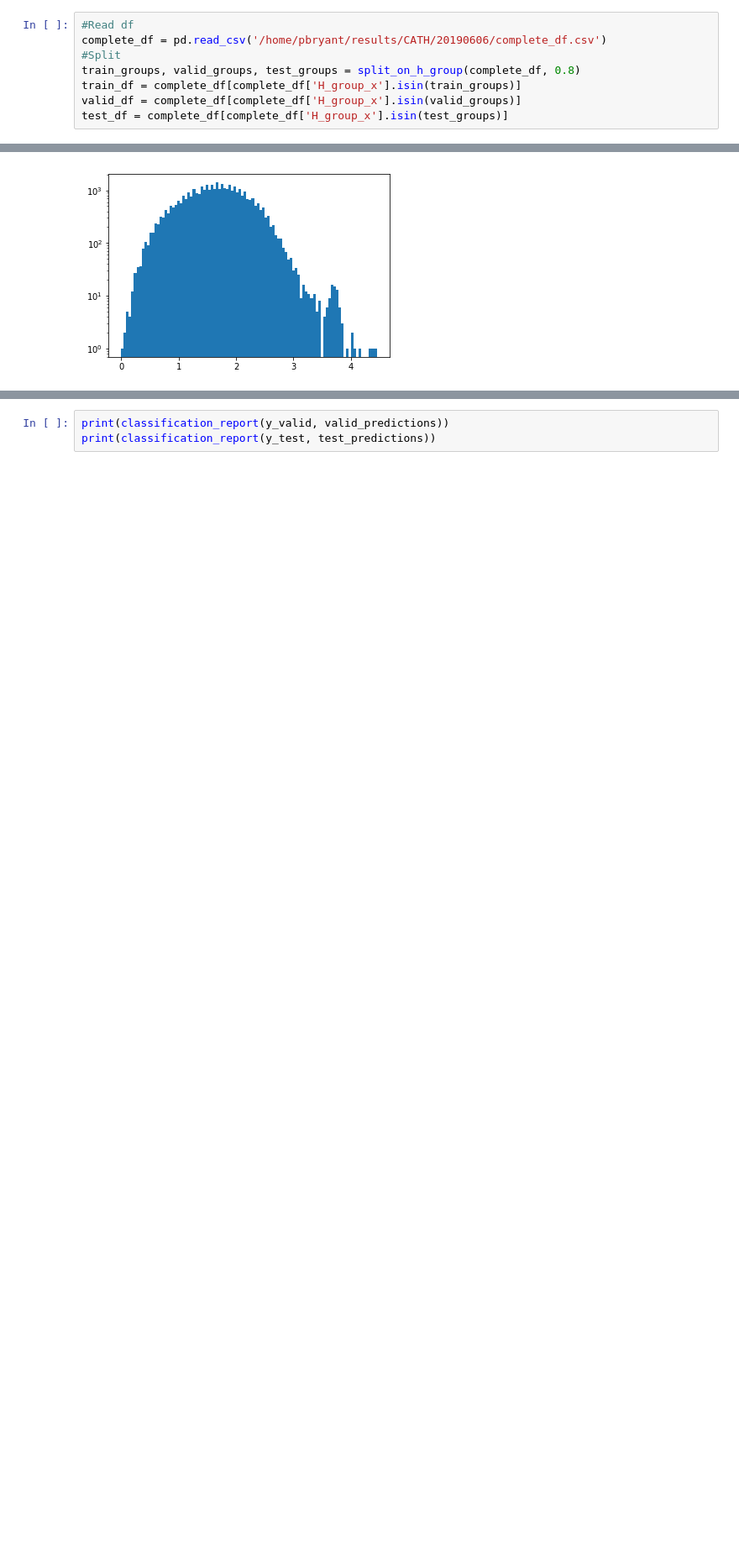
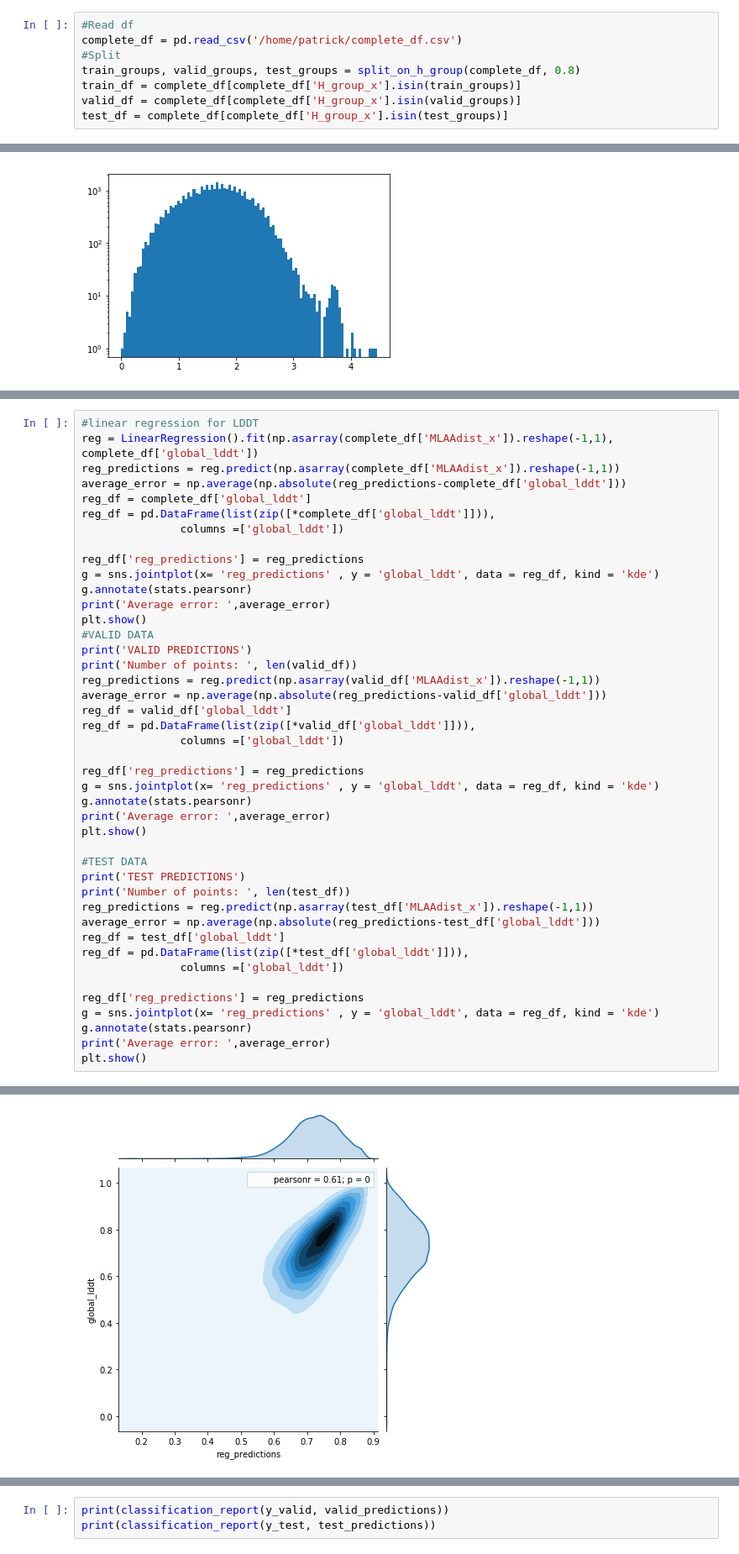
Before and after one commit to patrickbryant1/basic_scilife_scripts, a Jupyter notebook: models/baseline.ipynb, the cells around one changed output, grey strips where cells are left out. Shown at 84% size. Cells and saved outputs as stored; diff of their text form; blank space fills up the shorter version.

```diff
--- a/models/baseline.ipynb
+++ b/models/baseline.ipynb
@@ -168,7 +164,7 @@ print(bins[22:],sum(hist[0][22:]))
  4.  4.1 4.2 4.3 4.4] 5808
 # %%
 #Read df
-complete_df = pd.read_csv('/home/pbryant/results/CATH/20190606/complete_df.csv')
+complete_df = pd.read_csv('/home/patrick/complete_df.csv')
 #Split
 train_groups, valid_groups, test_groups = split_on_h_group(complete_df, 0.8)
 train_df = complete_df[complete_df['H_group_x'].isin(train_groups)]
@@ -286,0 +275,44 @@ print(average_error)
+# %%
+#linear regression for LDDT
+reg = LinearRegression().fit(np.asarray(complete_df['MLAAdist_x']).reshape(-1,1), complete_df['global_lddt'])
+reg_predictions = reg.predict(np.asarray(complete_df['MLAAdist_x']).reshape(-1,1))
+average_error = np.average(np.absolute(reg_predictions-complete_df['global_lddt']))
+reg_df = complete_df['global_lddt']
+reg_df = pd.DataFrame(list(zip([*complete_df['global_lddt']])),
+               columns =['global_lddt'])
+
+reg_df['reg_predictions'] = reg_predictions
+g = sns.jointplot(x= 'reg_predictions' , y = 'global_lddt', data = reg_df, kind = 'kde')
+g.annotate(stats.pearsonr)
+print('Average error: ',average_error)
+plt.show()
+#VALID DATA
+print('VALID PREDICTIONS')
+print('Number of points: ', len(valid_df))
+reg_predictions = reg.predict(np.asarray(valid_df['MLAAdist_x']).reshape(-1,1))
+average_error = np.average(np.absolute(reg_predictions-valid_df['global_lddt']))
+reg_df = valid_df['global_lddt']
+reg_df = pd.DataFrame(list(zip([*valid_df['global_lddt']])),
+               columns =['global_lddt'])
+
+reg_df['reg_predictions'] = reg_predictions
+g = sns.jointplot(x= 'reg_predictions' , y = 'global_lddt', data = reg_df, kind = 'kde')
+g.annotate(stats.pearsonr)
+print('Average error: ',average_error)
+plt.show()
+
+#TEST DATA
+print('TEST PREDICTIONS')
+print('Number of points: ', len(test_df))
+reg_predictions = reg.predict(np.asarray(test_df['MLAAdist_x']).reshape(-1,1))
+average_error = np.average(np.absolute(reg_predictions-test_df['global_lddt']))
+reg_df = test_df['global_lddt']
+reg_df = pd.DataFrame(list(zip([*test_df['global_lddt']])),
+               columns =['global_lddt'])
+
+reg_df['reg_predictions'] = reg_predictions
+g = sns.jointplot(x= 'reg_predictions' , y = 'global_lddt', data = reg_df, kind = 'kde')
+g.annotate(stats.pearsonr)
+print('Average error: ',average_error)
+plt.show()
+# %% [output]
@@ -286,0 +320 @@ print(average_error)
+[figure, added]
```
Also changed, not shown: parts of 4 cells of this notebook, 2 other files.
